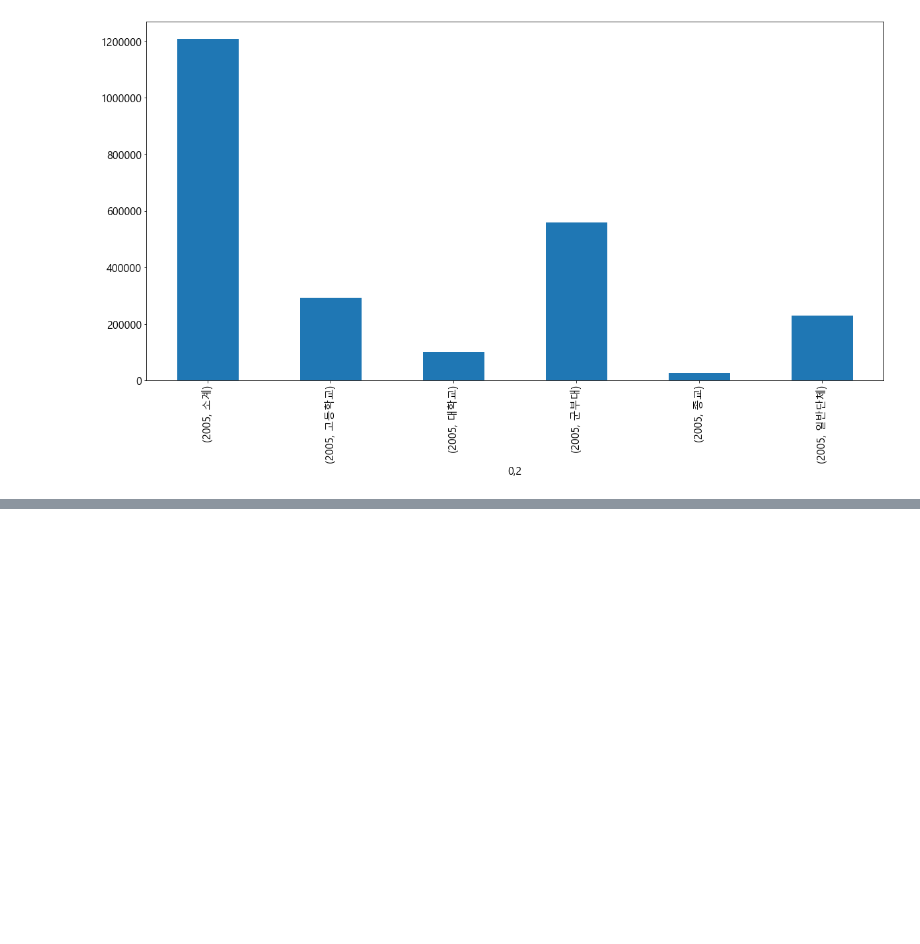
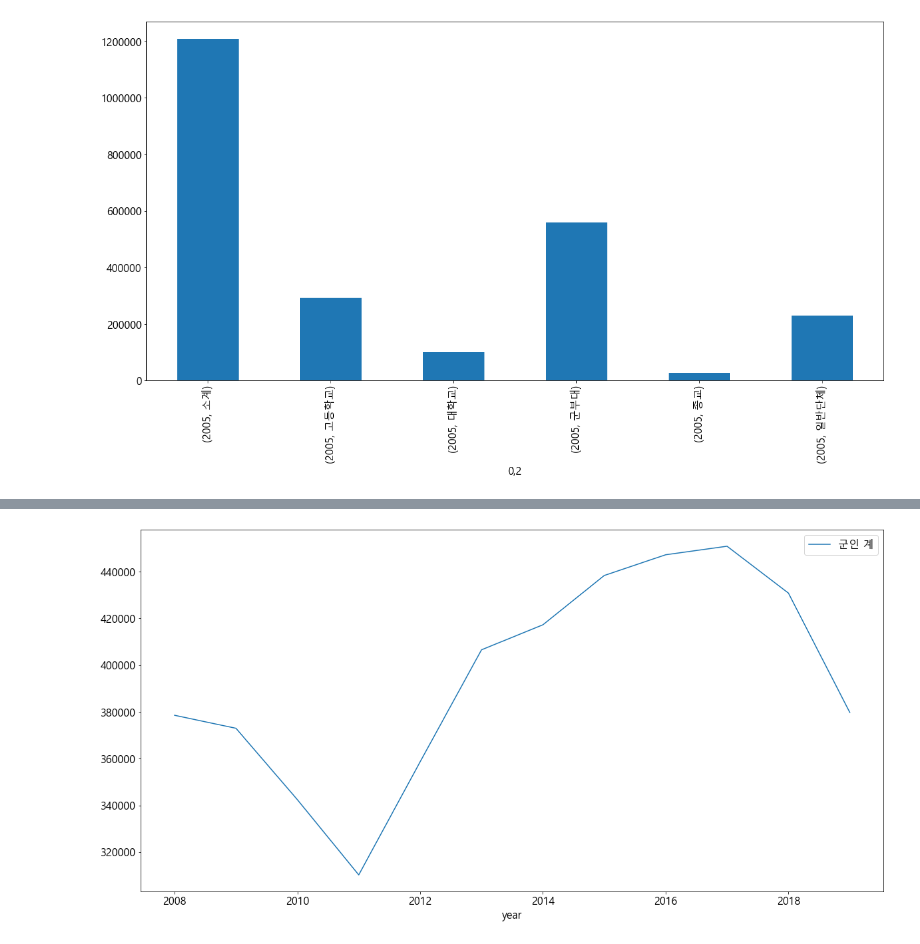
Before and after one commit to dch9610/BAB_Project, a Jupyter notebook: 데이터 분석용 전처리 과정.ipynb, the cells around one changed output, grey strips where cells are left out. Drawn from its saved outputs; the diff is of its cells as text; code cells hidden in the pictures; blank space fills up the shorter version.

```diff
--- a/데이터 분석용 전처리 과정.ipynb
+++ b/데이터 분석용 전처리 과정.ipynb
@@ -551,0 +645,6 @@ blood_place5[[0,2,3,7]]
+# %%
+df2 = df1[['year', '군인 계']].astype(int)
+df2.set_index('year').plot()
+plt.show()
+# %% [output]
+[figure, added]
```
Also changed, not shown: parts of 12 cells of this notebook, 2 other files.
